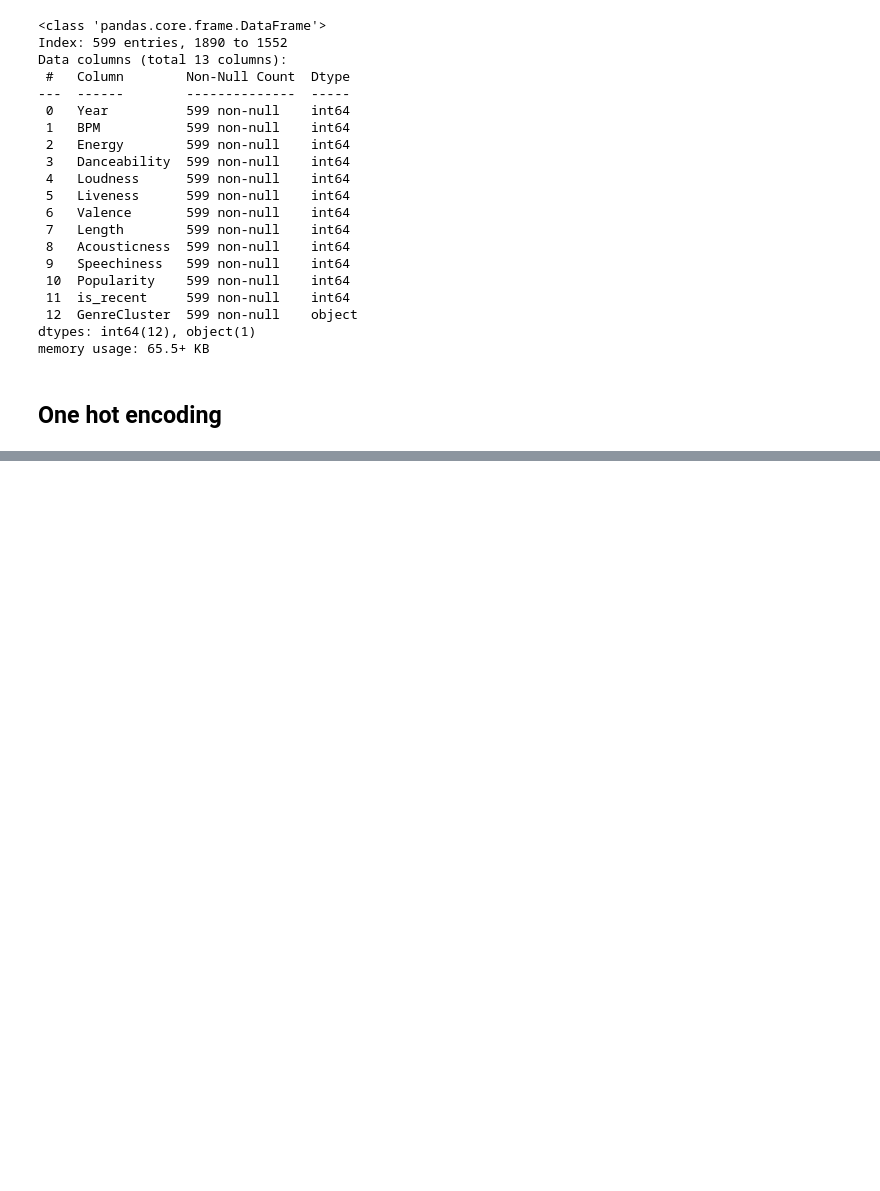
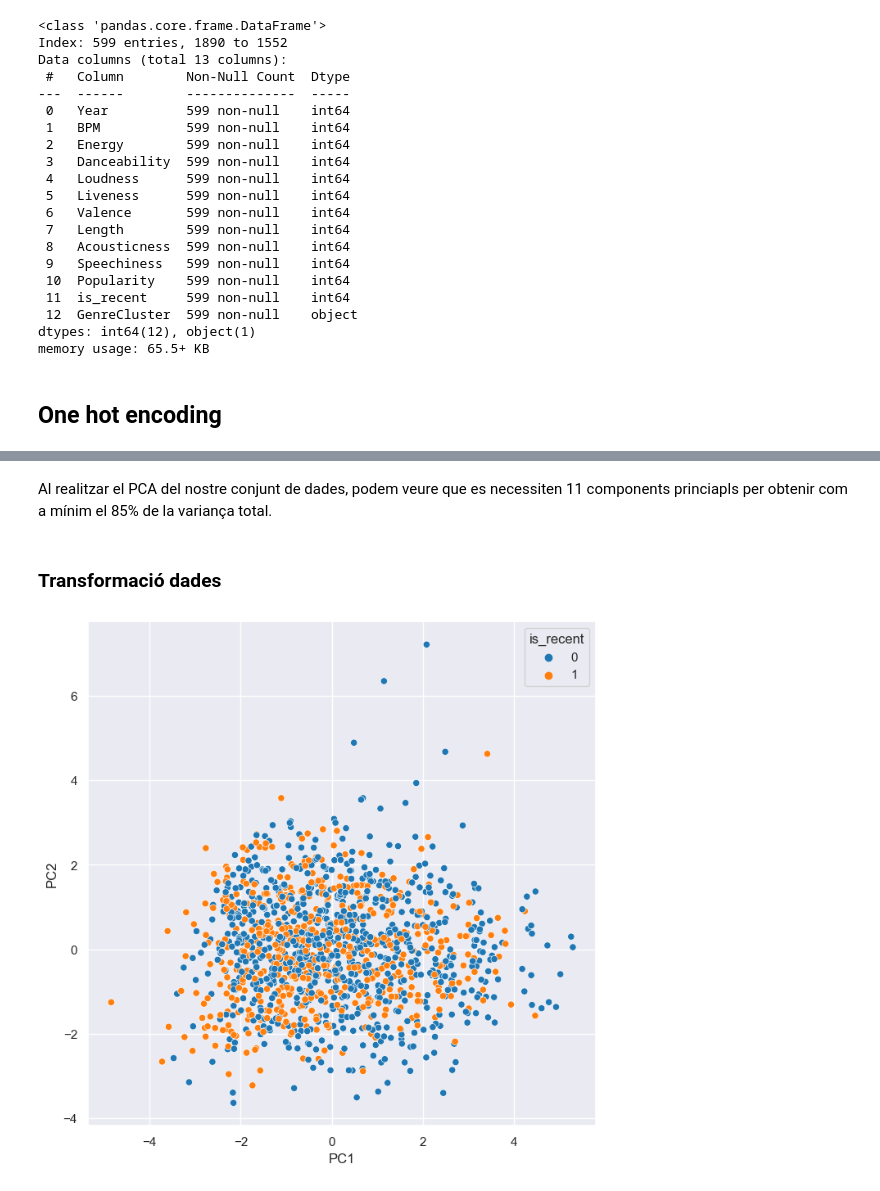
Before and after one commit to ericryhr/APA-PRACTICA, a Jupyter notebook: preprocessing_classification.ipynb, the cells around one changed output, grey strips where cells are left out. Saved outputs shown, nothing was run; the diff lists cells and outputs as text; code cells hidden in the pictures; blank space fills up the shorter version.

```diff
--- a/preprocessing_classification.ipynb
+++ b/preprocessing_classification.ipynb
@@ -441,0 +486,13 @@ df_test.to_csv('data_test_class10.csv', index=False)
+# %% [markdown]
+Al realitzar el PCA del nostre conjunt de dades, podem veure que es necessiten 11 components princiapls per obtenir com a mínim el 85% de la variança total.
+# %% [markdown]
+### Transformació dades
+# %%
+transformed_train = pca.transform(x_train_scaled[x_train.columns])
+
+x_train_scaled[['PC1','PC2','PC3']] = transformed_train[:,:3]
+
+fig = plt.figure(figsize=(8,8))
+_ = sns.scatterplot(x='PC1', y='PC2', data=x_train_scaled, hue=y_train, palette='tab10')
+# %% [output]
+[figure, added]
```
Also changed, not shown: parts of 24 cells of this notebook.
